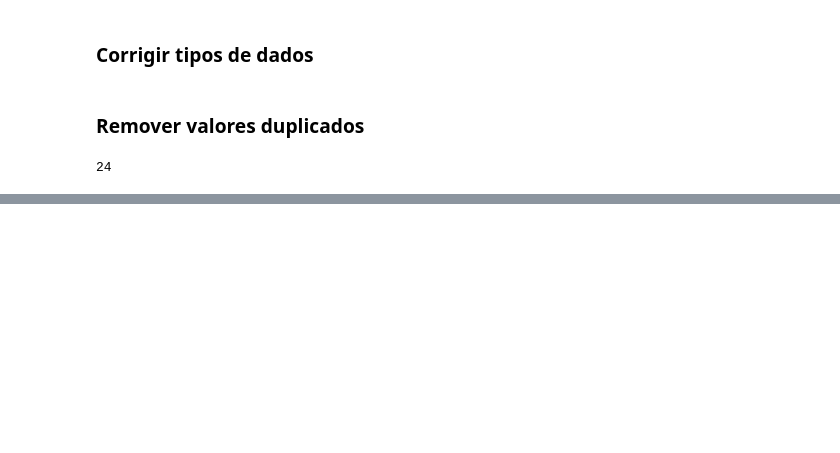
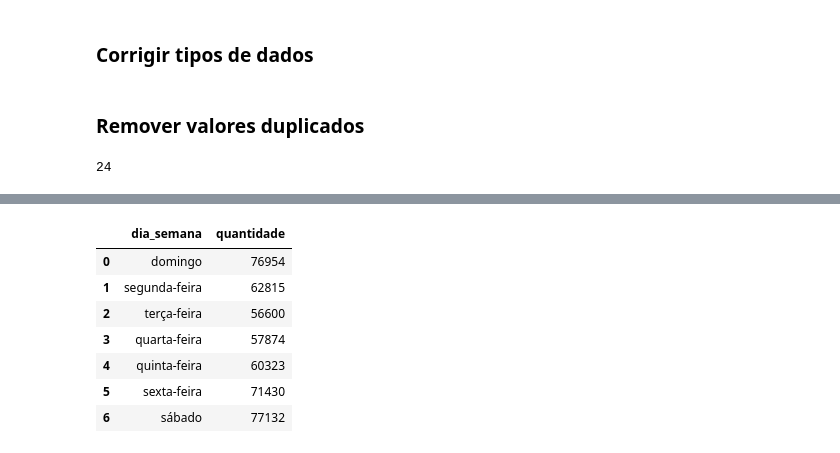
Before and after one commit to mtzdantas/acidentes_transito, a Jupyter notebook: main.ipynb, the cells around one changed output, grey strips where cells are left out. Cells and saved outputs as stored; diff of their text form; code cells hidden in the pictures; blank space fills up the shorter version.

```diff
--- a/main.ipynb
+++ b/main.ipynb
@@ -102,0 +133,13 @@ acidentes = acidentes.drop_duplicates()
+# %%
+# Agrupando quantidade de acidentes pelo dia da semana.
+acidentes_semana = acidentes.groupby('dia_semana', observed=False)['dia_semana'].count().reset_index(name='quantidade')
+acidentes_semana
+# %% [output]
+|  | dia_semana | quantidade |
+| 0 | domingo | 76954 |
+| 1 | segunda-feira | 62815 |
+| 2 | terça-feira | 56600 |
+| 3 | quarta-feira | 57874 |
+| 4 | quinta-feira | 60323 |
+| 5 | sexta-feira | 71430 |
+| 6 | sábado | 77132 |
```
Also changed, not shown: parts of 8 cells of this notebook.
